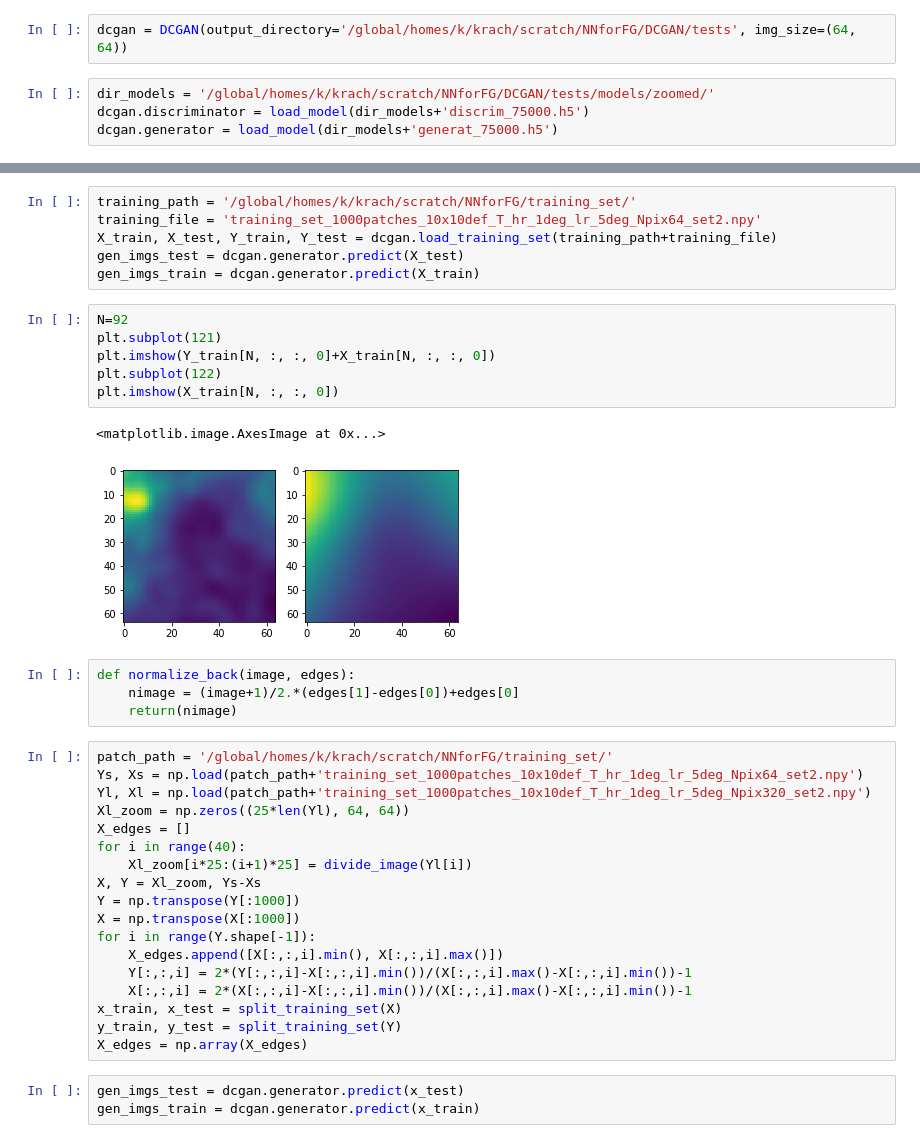
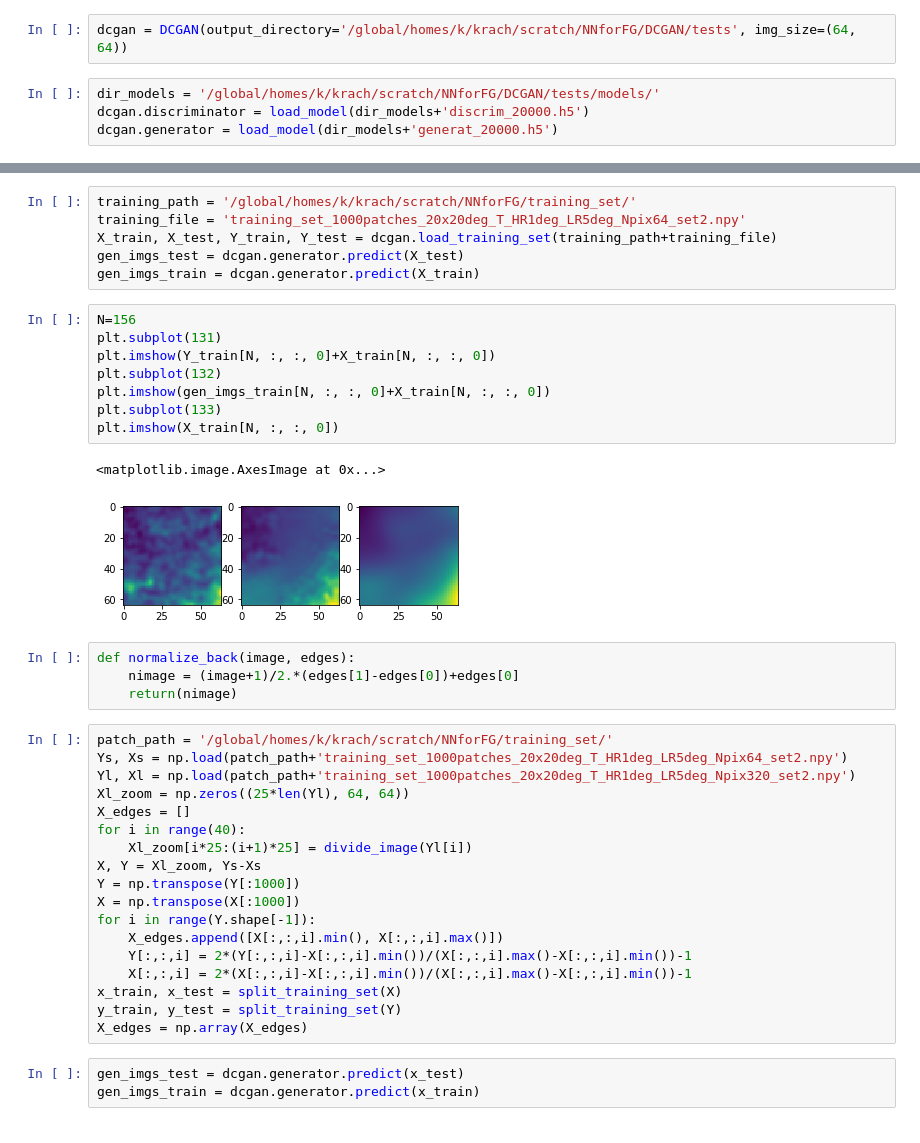
Before and after one commit to ai4cmb/ForSE, a Jupyter notebook: forse/notebooks/test_forse_cori.ipynb, the cells around one changed output, grey strips where cells are left out. Drawn from its saved outputs; the diff is of its cells as text.

```diff
--- a/forse/notebooks/test_forse_cori.ipynb
+++ b/forse/notebooks/test_forse_cori.ipynb
@@ -5,6 +5,6 @@ from forse.mmmtools import *
 # %%
 dcgan = DCGAN(output_directory='/global/homes/k/krach/scratch/NNforFG/DCGAN/tests', img_size=(64, 64))
 # %%
-dir_models = '/global/homes/k/krach/scratch/NNforFG/DCGAN/tests/models/zoomed/'
-dcgan.discriminator = load_model(dir_models+'discrim_75000.h5')
-dcgan.generator = load_model(dir_models+'generat_75000.h5')
+dir_models = '/global/homes/k/krach/scratch/NNforFG/DCGAN/tests/models/'
+dcgan.discriminator = load_model(dir_models+'discrim_20000.h5')
+dcgan.generator = load_model(dir_models+'generat_20000.h5')
@@ -31,26 +21,28 @@ plt.plot(x_binned/25, data_binned, lw=3)
 # %%
 training_path = '/global/homes/k/krach/scratch/NNforFG/training_set/'
-training_file = 'training_set_1000patches_10x10def_T_hr_1deg_lr_5deg_Npix64_set2.npy'
+training_file = 'training_set_1000patches_20x20deg_T_HR1deg_LR5deg_Npix64_set2.npy'
 X_train, X_test, Y_train, Y_test = dcgan.load_training_set(training_path+training_file)
 gen_imgs_test = dcgan.generator.predict(X_test)
 gen_imgs_train = dcgan.generator.predict(X_train)
 # %%
-N=92
-plt.subplot(121)
+N=156
+plt.subplot(131)
 plt.imshow(Y_train[N, :, :, 0]+X_train[N, :, :, 0])
-plt.subplot(122)
+plt.subplot(132)
+plt.imshow(gen_imgs_train[N, :, :, 0]+X_train[N, :, :, 0])
+plt.subplot(133)
 plt.imshow(X_train[N, :, :, 0])
 # %% [output]
 <matplotlib.image.AxesImage at 0x...>
-[figure, old version]
+[figure, new version]
 # %%
 def normalize_back(image, edges):
     nimage = (image+1)/2.*(edges[1]-edges[0])+edges[0]
     return(nimage)
 # %%
 patch_path = '/global/homes/k/krach/scratch/NNforFG/training_set/'
-Ys, Xs = np.load(patch_path+'training_set_1000patches_10x10def_T_hr_1deg_lr_5deg_Npix64_set2.npy')
-Yl, Xl = np.load(patch_path+'training_set_1000patches_10x10def_T_hr_1deg_lr_5deg_Npix320_set2.npy')
+Ys, Xs = np.load(patch_path+'training_set_1000patches_20x20deg_T_HR1deg_LR5deg_Npix64_set2.npy')
+Yl, Xl = np.load(patch_path+'training_set_1000patches_20x20deg_T_HR1deg_LR5deg_Npix320_set2.npy')
 Xl_zoom = np.zeros((25*len(Yl), 64, 64))
 X_edges = []
 for i in range(40):
```
Also changed, not shown: parts of 6 cells of this notebook, 9 other files.
